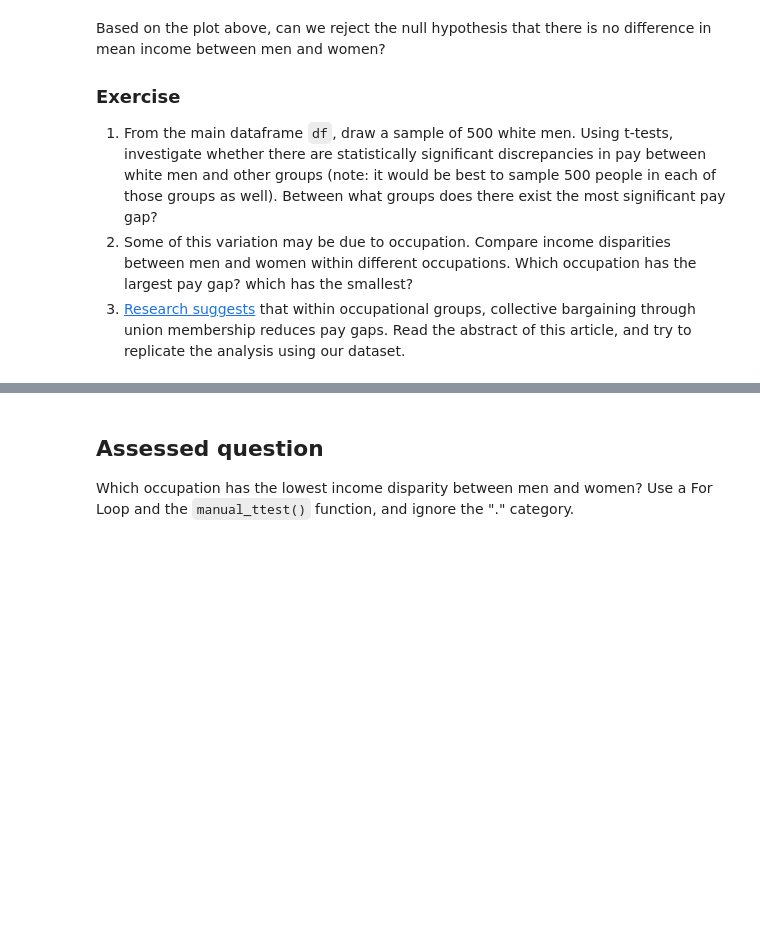
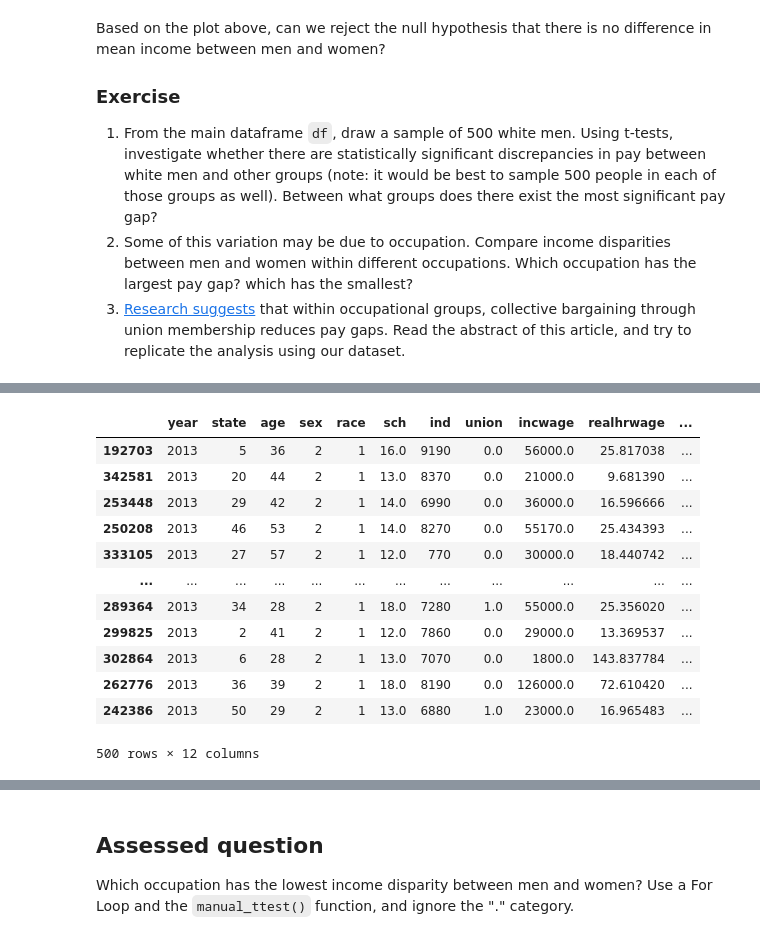
Before and after one commit to rebeccarlredmayne-cmd/QM2, a Jupyter notebook: NEW_W06_Hypothesis_Testing.ipynb, the cells around one changed output, grey strips where cells are left out. Cells and saved outputs as stored; diff of their text form; code cells hidden in the pictures; blank space fills up the shorter version.

```diff
--- a/NEW_W06_Hypothesis_Testing.ipynb
+++ b/NEW_W06_Hypothesis_Testing.ipynb
@@ -314 +314,19 @@ white_men_sample
 500 rows × 12 columns
+# %%
+white_women=df[(df['sex']==2) & (df['race']==1)]
+white_women_sample = white_women.sample(500)
+white_women_sample
+# %% [output]
+|  | year | state | age | sex | race | sch | ind | union | incwage | realhrwage | ... |
+| 192703 | 2013 | 5 | 36 | 2 | 1 | 16.0 | 9190 | 0.0 | 56000.0 | 25.817038 | ... |
+| 342581 | 2013 | 20 | 44 | 2 | 1 | 13.0 | 8370 | 0.0 | 21000.0 | 9.681390 | ... |
+| 253448 | 2013 | 29 | 42 | 2 | 1 | 14.0 | 6990 | 0.0 | 36000.0 | 16.596666 | ... |
+| 250208 | 2013 | 46 | 53 | 2 | 1 | 14.0 | 8270 | 0.0 | 55170.0 | 25.434393 | ... |
+| 333105 | 2013 | 27 | 57 | 2 | 1 | 12.0 | 770 | 0.0 | 30000.0 | 18.440742 | ... |
+| ... | ... | ... | ... | ... | ... | ... | ... | ... | ... | ... | ... |
+| 289364 | 2013 | 34 | 28 | 2 | 1 | 18.0 | 7280 | 1.0 | 55000.0 | 25.356020 | ... |
+| 299825 | 2013 | 2 | 41 | 2 | 1 | 12.0 | 7860 | 0.0 | 29000.0 | 13.369537 | ... |
+| 302864 | 2013 | 6 | 28 | 2 | 1 | 13.0 | 7070 | 0.0 | 1800.0 | 143.837784 | ... |
+| 262776 | 2013 | 36 | 39 | 2 | 1 | 18.0 | 8190 | 0.0 | 126000.0 | 72.610420 | ... |
+| 242386 | 2013 | 50 | 29 | 2 | 1 | 13.0 | 6880 | 1.0 | 23000.0 | 16.965483 | ... |
+500 rows × 12 columns
```
Also changed, not shown: parts of 17 cells of this notebook.
